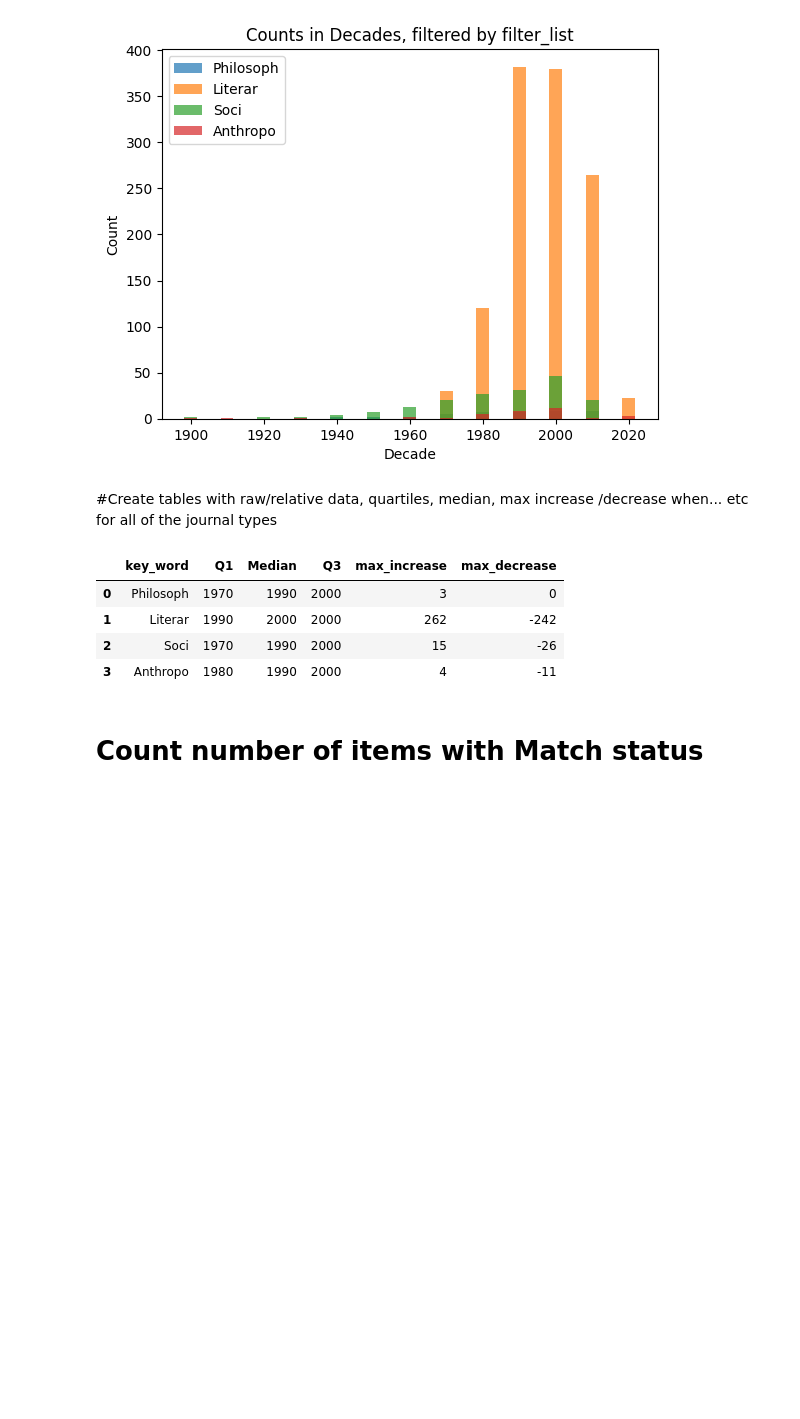
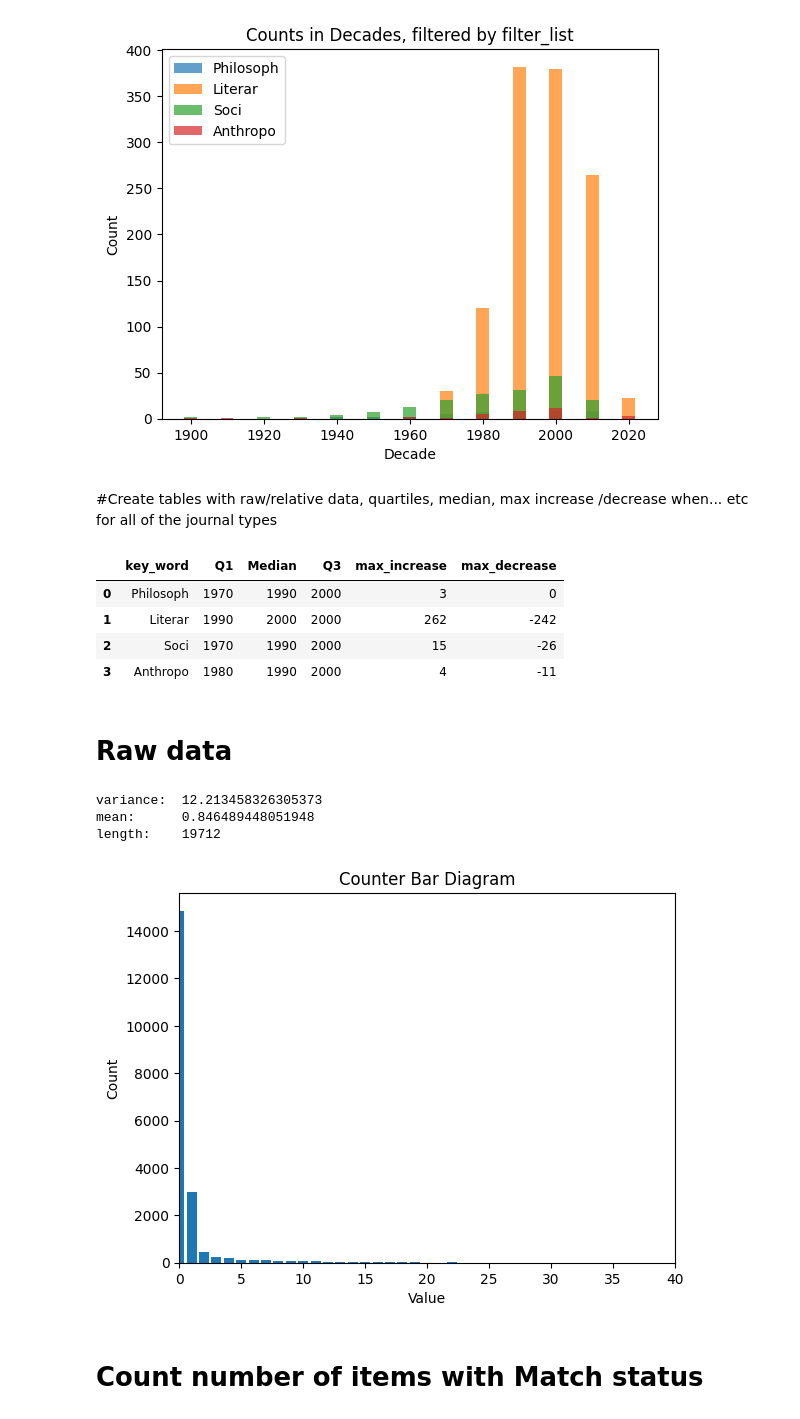
Before and after one commit to milanterlunen/quotation-detection, a Jupyter notebook: 03-analyze-results/generic-results-analysis-paul.ipynb, the cells around one changed output. Drawn from its saved outputs; the diff is of its cells as text; code cells hidden in the pictures; blank space fills up the shorter version.

```diff
--- a/03-analyze-results/generic-results-analysis-paul.ipynb
+++ b/03-analyze-results/generic-results-analysis-paul.ipynb
@@ -536,6 +495,74 @@ statistics_df.head()
 | 1 | Literar | 1990 | 2000 | 2000 | 262 | -242 |
 | 2 | Soci | 1970 | 1990 | 2000 | 15 | -26 |
 | 3 | Anthropo | 1980 | 1990 | 2000 | 4 | -11 |
+# %% [markdown]
+# Raw data
+# %%
+# building and preseniting raw data of collumns
+
+# for datatype integer or float:
+# sum of all values
+# mean value
+# length of the series
+# variance
+# max value
+# min value
+
+
+
+class My_Raw_statistics:
+    def __init__(self, name, data):
+        self.name = name
+        self.data = data
+        self.sum = sum(data)
+        self.mean = sum(data)/len(data)
+        self.length = len(data)
+        self.variance = sum((x - self.mean) ** 2 for x in data) / (self.length - 1)
+        self.max = max(data)
+        self.min = min(data)
+        self.counter=Counter(data)
+
+
+    def plot_counter(self):
+        plt.bar(self.counter.keys(), self.counter.values())
+
+        # Set the horizontal axis range
+        plt.xlim(0, 40)
+
+        # Add labels and title
+        plt.xlabel('Value')
+        plt.ylabel('Count')
+        plt.title('Counter Bar Diagram')
+
+        # Show the plot
+        #plt.show()
+        return
+
+    def __str__(self):
+        return f"{self.name}:\nSum: {self.sum}\nMean: {self.mean}\nLength: {self.length}\nVariance: {self.variance}\nMax: {self.max}\nMin: {self.min}\n"
+
+
+my_column_name= "numMatches"
+
+if 'numMatches' in df.columns:
+    my_series = df[my_column_name][df[my_column_name].notnull()]
+    My_Raw_statistics_numMatches=My_Raw_statistics(my_column_name,my_series )
+        #print("data:     ", My_Raw_statistics_numMatches.data)
+    print("variance: ", My_Raw_statistics_numMatches.variance)
+    print("mean:     ", My_Raw_statistics_numMatches.mean)
+    print("length:   ", My_Raw_statistics_numMatches.length)
+    #print("counter:  ",My_Raw_statistics_numMatches.counter  )
+
+    My_Raw_statistics_numMatches.plot_counter()
+    #My_Raw_statistics_numMatches.__str__
+    #print(My_Raw_statistics_numMatches)
+else:
+    print("'numMatches' is not a column in df")
+# %% [output]
+variance:  12.213458326305373
+mean:      0.846489448051948
+length:    19712
+[figure, added]
 # %% [markdown]
 # Count number of items with Match status
 # %%
```
Also changed, not shown: parts of 16 cells of this notebook.
